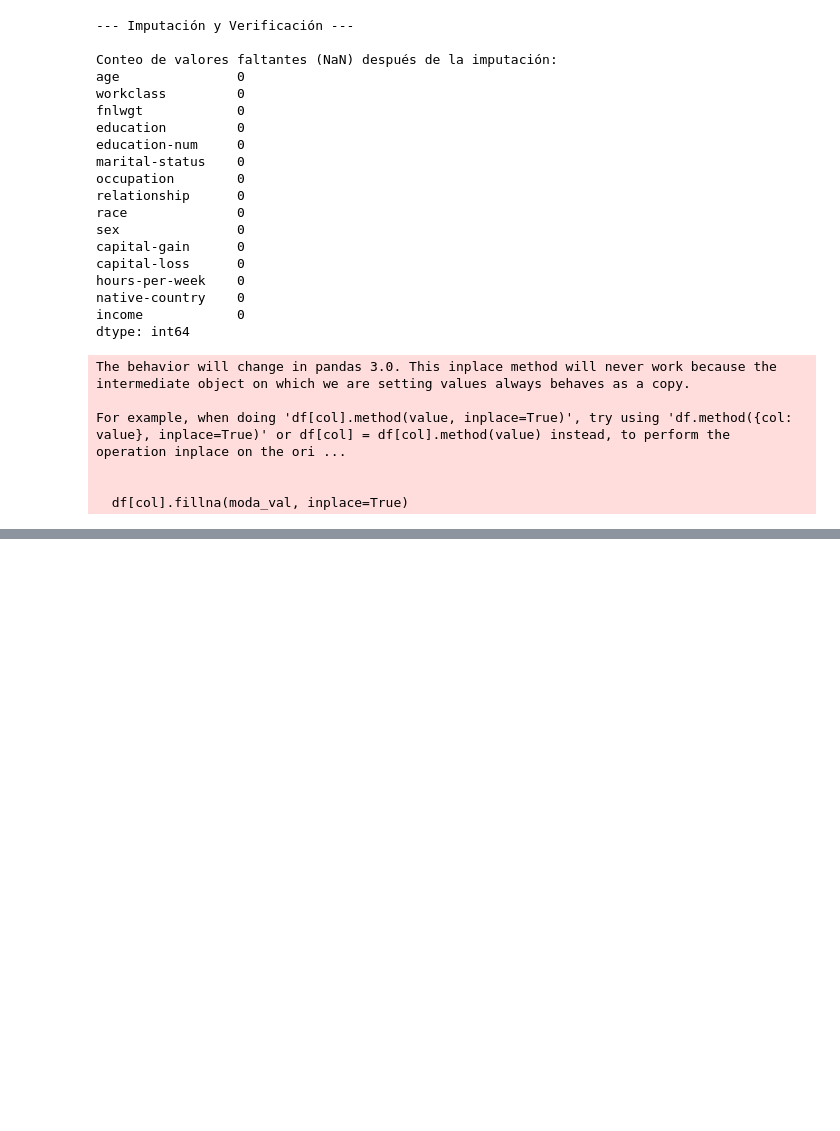
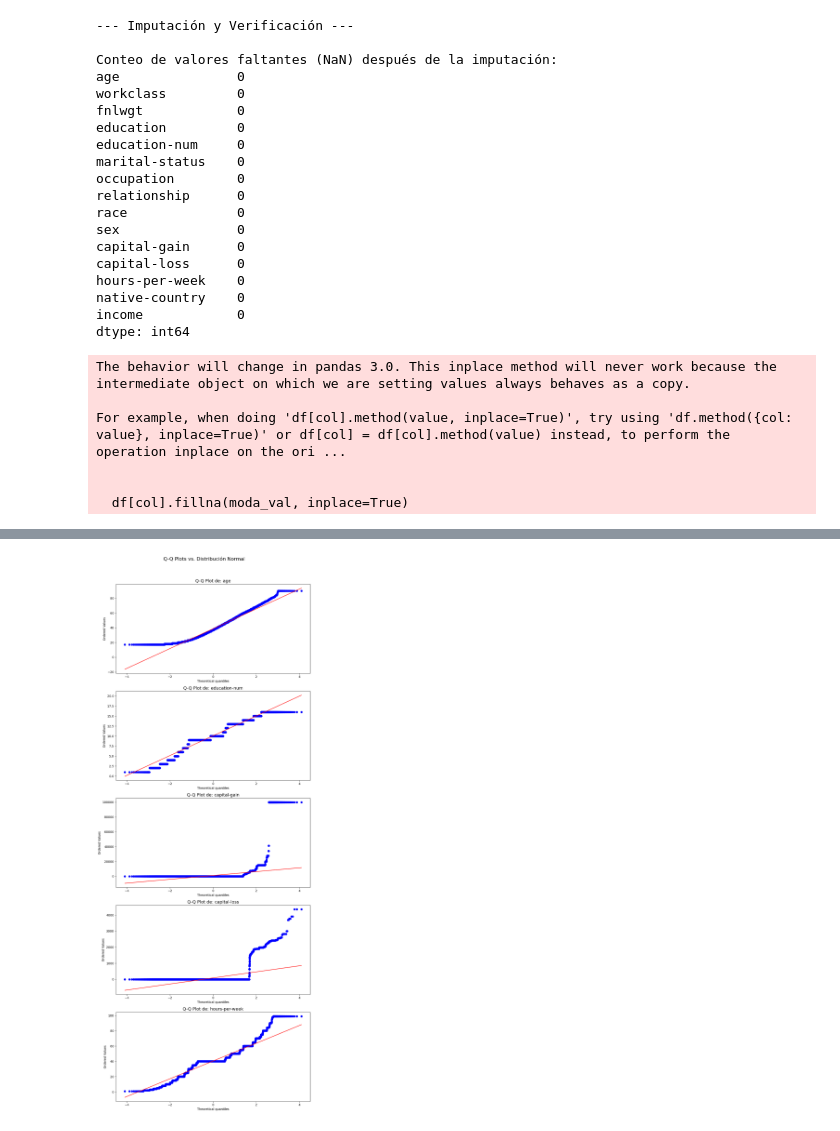
Before and after one commit to felix-op/sistemas-inteligentes, a Jupyter notebook: Analisis.ipynb, the cells around one changed output, grey strips where cells are left out. Drawn from its saved outputs; the diff is of its cells as text; code cells hidden in the pictures; blank space fills up the shorter version.

```diff
--- a/Analisis.ipynb
+++ b/Analisis.ipynb
@@ -159,0 +256,19 @@ For example, when doing 'df[col].method(value, inplace=True)', try using 'df.met
+# %%
+from scipy import stats
+
+# Script para Gráfico Q-Q (Quantile-Quantile Plot)
+# El gráfico Q-Q es la herramienta visual más efectiva para evaluar la normalidad.
+# Si los puntos de datos caen a lo largo de la línea recta de 45 grados, la distribución es normal.
+
+# 2. Crear figuras para los gráficos Q-Q
+fig, axes = plt.subplots(len(numerical_cols), 1, figsize=(10, 5 * len(numerical_cols)))
+fig.suptitle('Q-Q Plots vs. Distribución Normal', y=1.02, fontsize=16)
+
+for i, col in enumerate(numerical_cols):
+    stats.probplot(df_kmeans[col], dist="norm", plot=axes[i])
+    axes[i].set_title(f'Q-Q Plot de: {col}', fontsize=14)
+
+plt.tight_layout()
+plt.savefig('qq_plots_normalidad.png')
+# %% [output]
+[figure, added]
```
Also changed, not shown: parts of 9 cells of this notebook.
